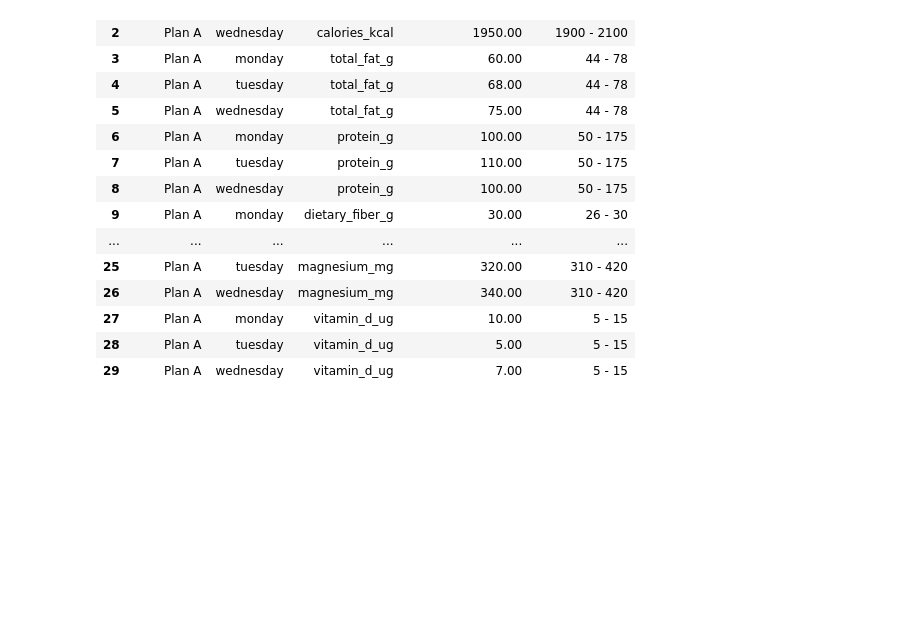
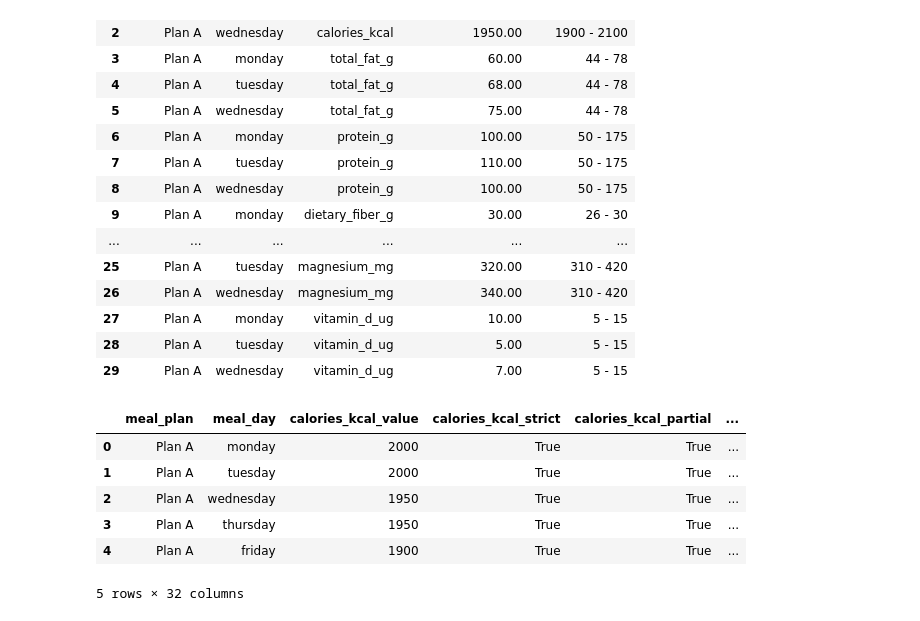
Before and after one commit to Kshitizsikriwal/cdrs, a Jupyter notebook: Gemini/compilance-asthma.ipynb, the cells around one changed output. Drawn from its saved outputs; the diff is of its cells as text; code cells hidden in the pictures; blank space fills up the shorter version.

```diff
--- a/Gemini/compilance-asthma.ipynb
+++ b/Gemini/compilance-asthma.ipynb
@@ -183,3 +183,37 @@ display(compare_df)
 | 27 | Plan A | monday | vitamin_d_ug | 10.00 | 5 - 15 |
 | 28 | Plan A | tuesday | vitamin_d_ug | 5.00 | 5 - 15 |
 | 29 | Plan A | wednesday | vitamin_d_ug | 7.00 | 5 - 15 |
+# %%
+# =========================================================
+# Cell 7: Compliance flags for each nutrient
+# =========================================================
+def evaluate_compliance(value, low, high, tolerance=0.05):
+    if pd.isna(value):
+        return np.nan, np.nan
+    strict = low <= value <= high
+    partial = (low * (1 - tolerance)) <= value <= (high * (1 + tolerance))
+    return strict, partial
+
+records = []
+
+for _, row in daily.iterrows():
+    record = {"meal_plan": row["meal_plan"], "meal_day": row["meal_day"]}
+    for nutrient, (low, high) in nutrient_ranges.items():
+        col = col_map[nutrient]
+        val = row[col]
+        strict, partial = evaluate_compliance(val, low, high)
+        record[f"{nutrient}_value"] = round(val, 2)
+        record[f"{nutrient}_strict"] = strict
+        record[f"{nutrient}_partial"] = partial
+    records.append(record)
+
+compliance_df = pd.DataFrame(records)
+display(compliance_df.head())
+# %% [output]
+|  | meal_plan | meal_day | calories_kcal_value | calories_kcal_strict | calories_kcal_partial | ... |
+| 0 | Plan A | monday | 2000 | True | True | ... |
+| 1 | Plan A | tuesday | 2000 | True | True | ... |
+| 2 | Plan A | wednesday | 1950 | True | True | ... |
+| 3 | Plan A | thursday | 1950 | True | True | ... |
+| 4 | Plan A | friday | 1900 | True | True | ... |
+5 rows × 32 columns
```
Also changed, not shown: parts of 4 cells of this notebook, 9 other files.
